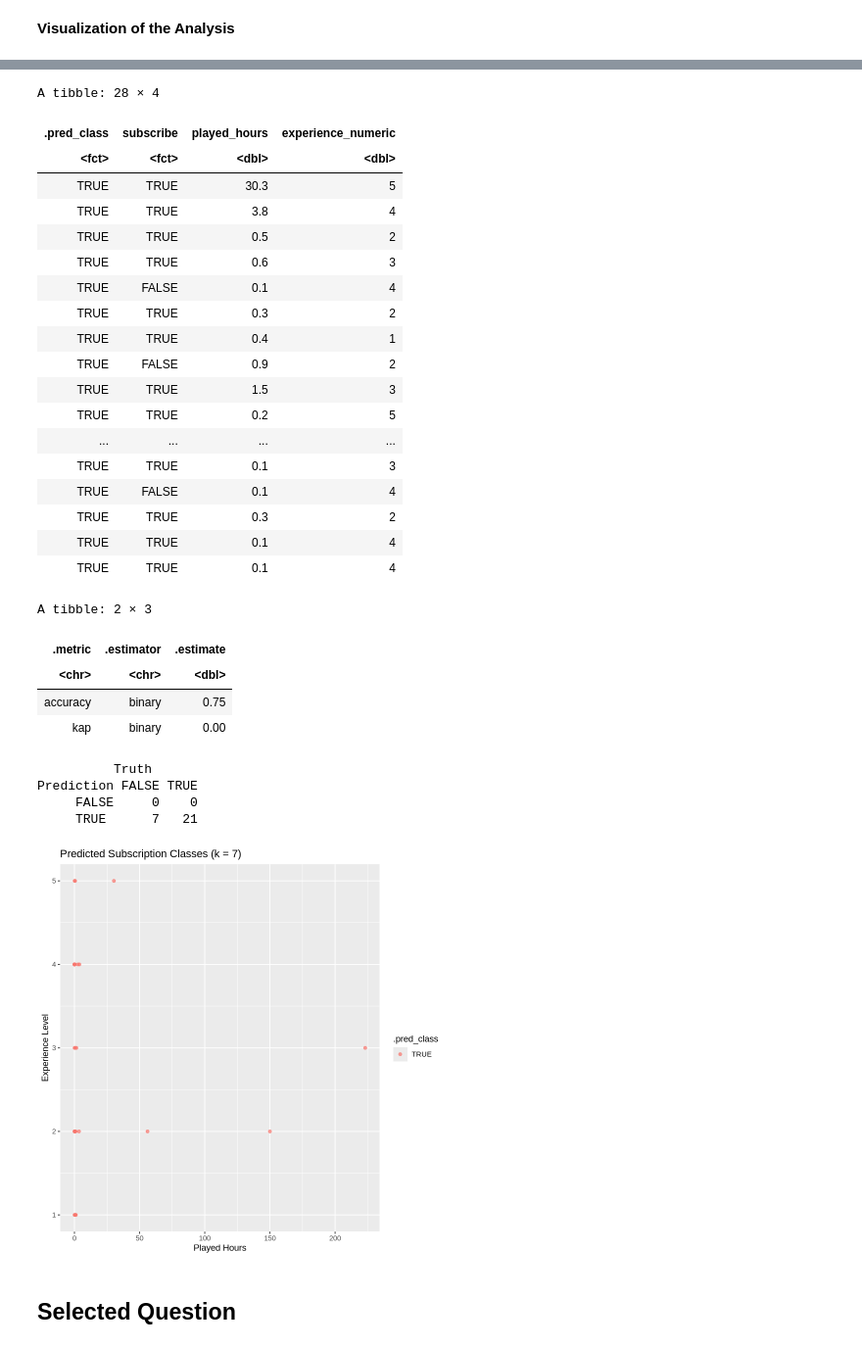
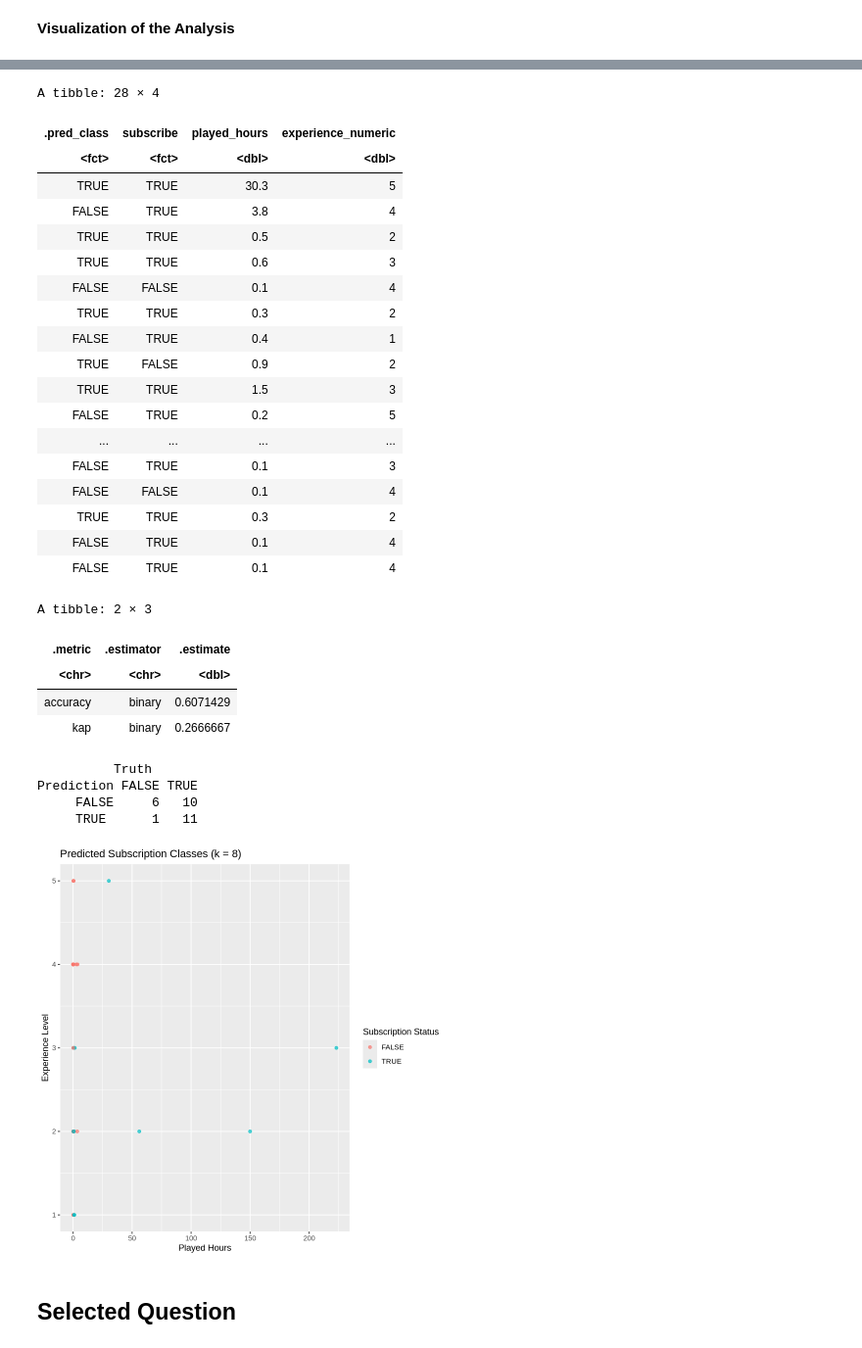
Before and after one commit to lsqolivia/Final-Report-34, a Jupyter notebook: dsci project-34 (7).ipynb, the cells around one changed output, grey strips where cells are left out. Shown at 98% size. Drawn from its saved outputs; the diff is of its cells as text; code cells hidden in the pictures.

```diff
--- a/dsci project-34 (7).ipynb
+++ b/dsci project-34 (7).ipynb
@@ -327,7 +316,7 @@ accuracy_vs_k
 # %%
 final_wf <- workflow() |>
 add_recipe(players_recipe) |>
-add_model(nearest_neighbor(weight_func = "rectangular", neighbors = 7) |>
+add_model(nearest_neighbor(weight_func = "rectangular", neighbors = 8) |>
 set_engine("kknn") |>
 set_mode("classification")) |>
 fit(players_train)
@@ -341,48 +330,49 @@ metrics <- test_predictions |>
 conf_mat <- test_predictions |>
   conf_mat(truth = subscribe, estimate = .pred_class)
 
 test_predictions
 metrics
 conf_mat
 
 test_set <- test_predictions |>
 mutate(predicted = .pred_class) |>
 ggplot(aes(x = played_hours, y = experience_numeric, color = .pred_class)) +
 geom_point(alpha = 0.7) +
-labs(title = "Predicted Subscription Classes (k = 7)",
+labs(title = "Predicted Subscription Classes (k = 8)",
      x = "Played Hours",
-     y = "Experience Level")
+     y = "Experience Level",
+    color = "Subscription Status")
 test_set
 # %% [output]
 A tibble: 28 × 4
 | .pred_class | subscribe | played_hours | experience_numeric |
 | <fct> | <fct> | <dbl> | <dbl> |
 | TRUE | TRUE | 30.3 | 5 |
-| TRUE | TRUE | 3.8 | 4 |
+| FALSE | TRUE | 3.8 | 4 |
 | TRUE | TRUE | 0.5 | 2 |
 | TRUE | TRUE | 0.6 | 3 |
-| TRUE | FALSE | 0.1 | 4 |
+| FALSE | FALSE | 0.1 | 4 |
 | TRUE | TRUE | 0.3 | 2 |
-| TRUE | TRUE | 0.4 | 1 |
+| FALSE | TRUE | 0.4 | 1 |
 | TRUE | FALSE | 0.9 | 2 |
 | TRUE | TRUE | 1.5 | 3 |
-| TRUE | TRUE | 0.2 | 5 |
+| FALSE | TRUE | 0.2 | 5 |
 | ... | ... | ... | ... |
-| TRUE | TRUE | 0.1 | 3 |
-| TRUE | FALSE | 0.1 | 4 |
+| FALSE | TRUE | 0.1 | 3 |
+| FALSE | FALSE | 0.1 | 4 |
 | TRUE | TRUE | 0.3 | 2 |
-| TRUE | TRUE | 0.1 | 4 |
-| TRUE | TRUE | 0.1 | 4 |
+| FALSE | TRUE | 0.1 | 4 |
+| FALSE | TRUE | 0.1 | 4 |
 A tibble: 2 × 3
 | .metric | .estimator | .estimate |
 | <chr> | <chr> | <dbl> |
-| accuracy | binary | 0.75 |
-| kap | binary | 0.00 |
+| accuracy | binary | 0.6071429 |
+| kap | binary | 0.2666667 |
           Truth
 Prediction FALSE TRUE
-     FALSE     0    0
-     TRUE      7   21
+     FALSE     6   10
+     TRUE      1   11
-[figure, old version]
+[figure, new version]
 # %% [markdown]
 ## Selected Question
 # %% [markdown]
```
Also changed, not shown: parts of 6 cells of this notebook.
